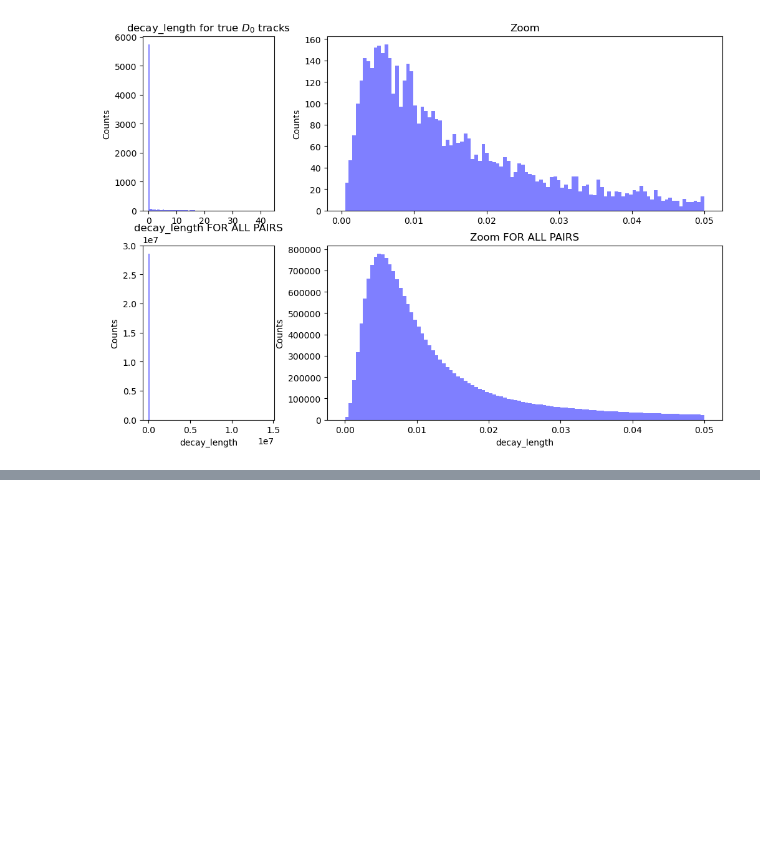
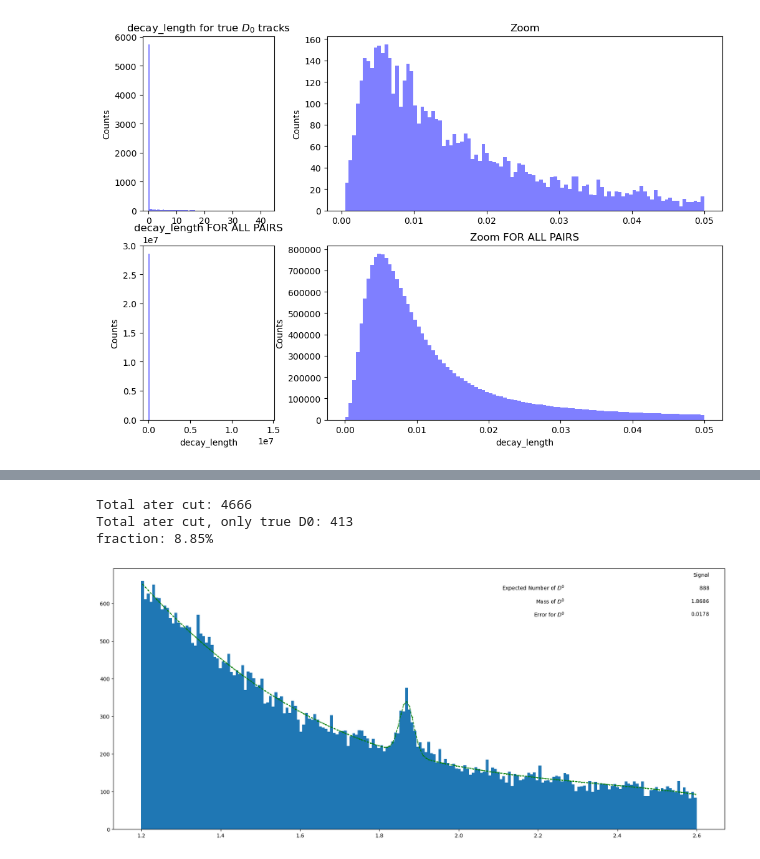
Before and after one commit to LeoPi314/LCPB_Project, a Jupyter notebook: MC_cut_analysis.ipynb, the cells around one changed output, grey strips where cells are left out. Saved outputs shown, nothing was run; the diff lists cells and outputs as text; code cells hidden in the pictures; blank space fills up the shorter version.

```diff
--- a/MC_cut_analysis.ipynb
+++ b/MC_cut_analysis.ipynb
@@ -627,0 +695,80 @@ With the cut at 0.05 we keep 80.77% of original D_0s
+# %%
+# APPLYING CUTS:
+
+data1 = final_results.loc[
+    (final_results['inv_mass'] > 1.7) & (final_results['inv_mass'] < 2) &
+    (final_results['neg_TOFka'] > -5) & (final_results['neg_TOFka'] < 5) &
+    (final_results['neg_TPCka'] > -2) & (final_results['neg_TPCka'] < 2) &
+    (final_results['pt'] > 2) & (final_results['pt'] < 4) &
+    (final_results['cos_pointing'] > 0.95),
+    'inv_mass'   # chosen column
+].values
+temp = len(data1)
+print(f"Total ater cut: {temp}")
+data1 = final_results.loc[
+    mask_true_d0 &
+    (final_results['neg_TOFka'] > -5) & (final_results['neg_TOFka'] < 5) &
+    (final_results['neg_TPCka'] > -2) & (final_results['neg_TPCka'] < 2) &
+    (final_results['pt'] > 2) & (final_results['pt'] < 4) &
+    (final_results['cos_pointing'] > 0.95),
+    'inv_mass'   # chosen column
+].values
+
+print(f"Total ater cut, only true D0: {len(data1)}")
+print(f"fraction: {len(data1)/temp*100:.2f}%")
+
+# data2 = final_results.loc[
+#     (final_results['neg_TOFka'] > -8) & (final_results['neg_TOFka'] < 8) &
+#     (final_results['neg_TPCka'] > -2.5) & (final_results['neg_TPCka'] < 2.5) &
+#     (final_results['pt'] > 2) & (final_results['pt'] < 4) &
+#     (final_results['cos_pointing'] > 0.95),
+#     'anti_mass'   # chosen column
+# ].values
+
+# data = np.concatenate( [data1, data2] )
+# %% [output]
+Total ater cut: 4666
+Total ater cut, only true D0: 413
+fraction: 8.85%
+# %%
+def both(x, N1, mu1, sigma1, N2, mu2, sigma2, a, b):
+    return ( N1*norm.pdf(x, loc=mu1, scale=sigma1) + N2*norm.pdf(x, loc=mu2, scale=sigma2) +a*x +b  )
+
+MIN_MASS, MAX_MASS = 1.2, 2.6
+N_BINS = 200
+binsize = (MAX_MASS - MIN_MASS)/N_BINS
+
+signal_params = [50, m_d0, 0.05]
+mirror_params = [1.132*50, m_d0, 0.1]
+back_params = [133, 1000]
+
+fig, ax = plt.subplots(figsize=(21,9))
+both_counts, both_edges, _  = ax.hist( data, bins=N_BINS, range=(MIN_MASS, MAX_MASS))
+both_centers = ( both_edges[:-1] + both_edges[1:] ) / 2.
+both_fit_res = curve_fit( f = both, xdata=both_centers, ydata=both_counts,
+                            sigma = np.clip(np.sqrt(both_centers),a_min=1, a_max=1e+09),
+                            p0 = [signal_params[0], signal_params[1], signal_params[2],
+                                  mirror_params[0], mirror_params[1], mirror_params[2],
+                                  back_params[0], back_params[1]    ]  )
+both_params = both_fit_res[0]
+ax.plot( both_centers, both( both_centers, both_params[0], both_params[1], both_params[2], both_params[3], both_params[4], \
+                                           both_params[5],  both_params[6],  both_params[7]),color='green', marker='o', linestyle='dashed', \
+                        linewidth=1.3, markersize=1.5, label = 'Both')
+
+w3sigma = 0.997300
+counts_from_fit = both_params[0]*w3sigma/binsize
+mass_from_fit = both_params[1]
+sigma_from_fit = both_params[2]
+
+ax.table(
+    cellText = [ [f"{counts_from_fit:.0f}"], [f"{mass_from_fit:.4f}"], [f"{sigma_from_fit:.4f}"] ],
+    rowLabels = [ r'Expected Number of $D^0$', r'Mass of $D^0$', r'Error for $D^0$'],
+    colLabels = [ 'Signal' ],
+    colLoc = "right",
+    bbox = [ 0.75, 0.8, 0.25, 0.2 ],
+    edges = 'open',
+    rowLoc = 'right'
+    )
+plt.show()
+# %% [output]
+[figure, added]
```
Also changed, not shown: parts of 7 cells of this notebook.
